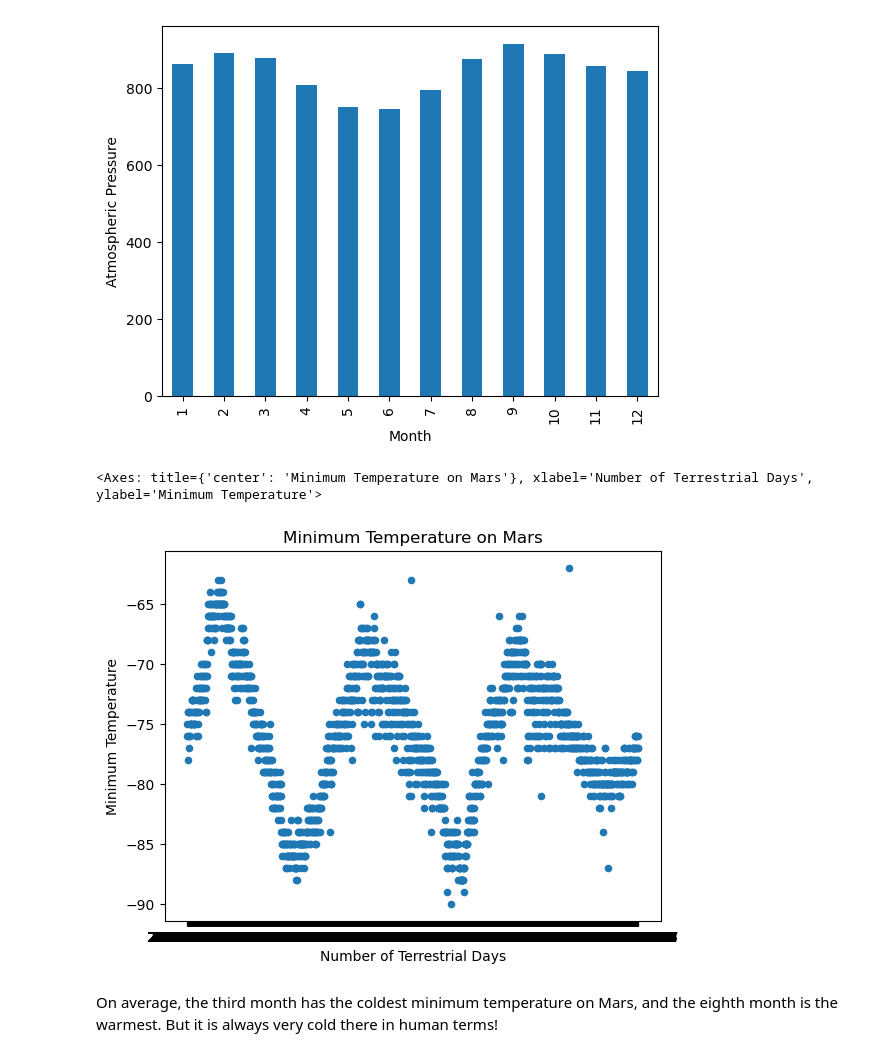
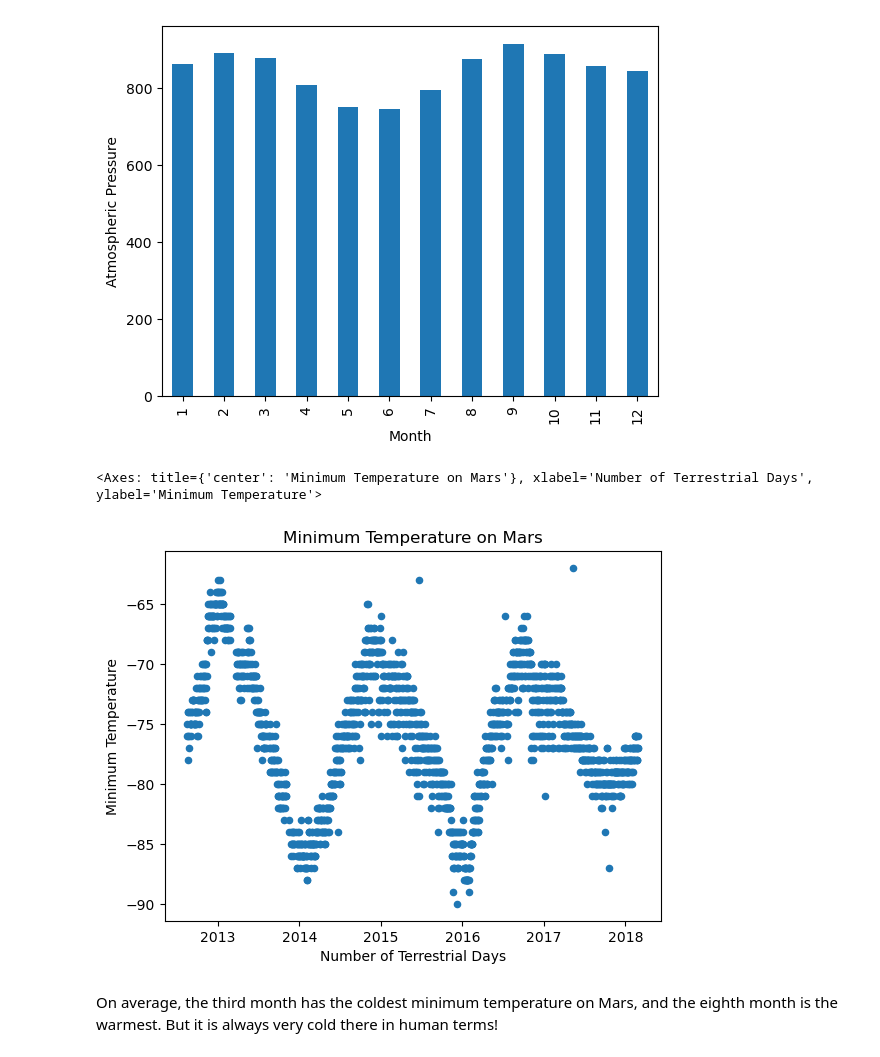
Before and after one commit to troyflood94/html_scraping, a Jupyter notebook: Resources/part_2_mars_weather.ipynb, the cells around one changed output. Drawn from its saved outputs; the diff is of its cells as text; code cells hidden in the pictures.

Commit message:
final correction. Better though not perfect, I now have the years displaying in x axis to help visualize the mars year better.

```diff
--- a/Resources/part_2_mars_weather.ipynb
+++ b/Resources/part_2_mars_weather.ipynb
@@ -233,10 +233,10 @@ pressure_avg.plot.bar(xlabel='Month',
 # %%
 # 5. How many terrestrial (earth) days are there in a Martian year?
 date_sort=mars_df.sort_values(by='terrestrial_date')
-mars_df.plot.scatter(x='terrestrial_date', y='min_temp', title='Minimum Temperature on Mars',xlabel='Number of Terrestrial Days',ylabel='Minimum Temperature')
+date_sort.plot.scatter(x='terrestrial_date', y='min_temp', title='Minimum Temperature on Mars',xlabel='Number of Terrestrial Days',ylabel='Minimum Temperature')
 # %% [output]
 <Axes: title={'center': 'Minimum Temperature on Mars'}, xlabel='Number of Terrestrial Days', ylabel='Minimum Temperature'>
-[figure, old version]
+[figure, new version]
 # %% [markdown]
 On average, the third month has the coldest minimum temperature on Mars, and the eighth month is the warmest. But it is always very cold there in human terms!
 # %% [markdown]
```
Also changed, not shown: parts of 1 cell of this notebook.
